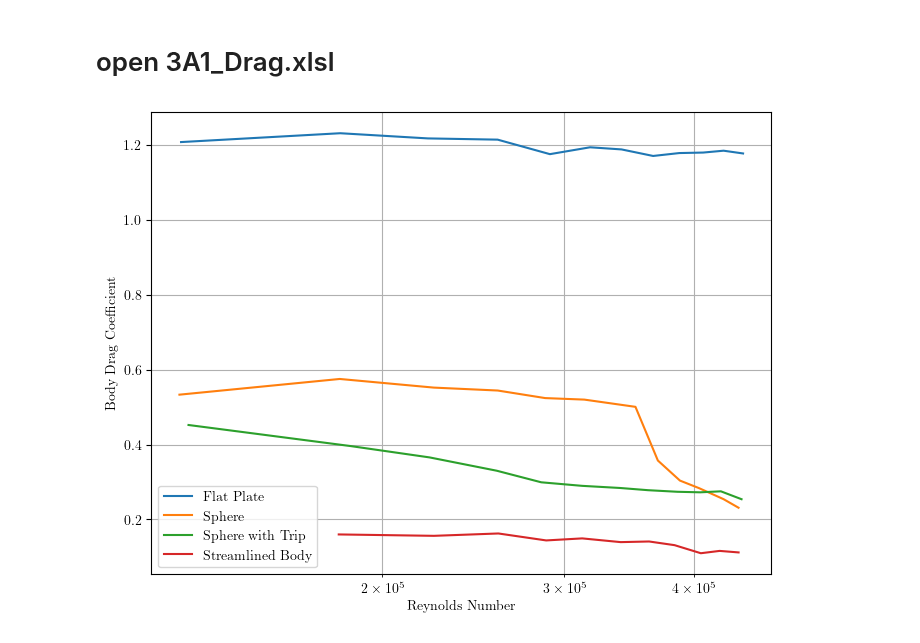
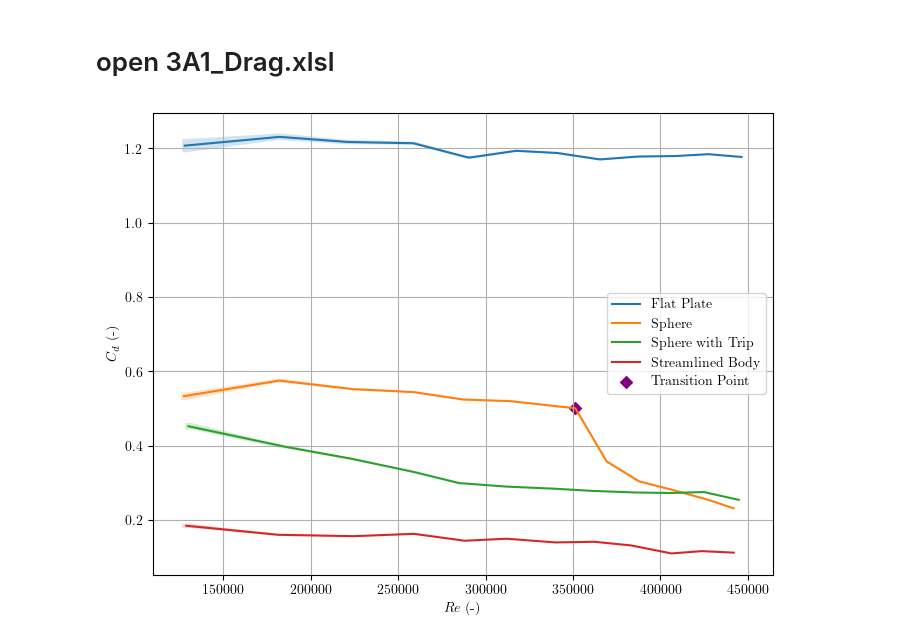
Before and after one commit to lpender3672/MEng-CW, a Jupyter notebook: IIA/3A1/Drag_bluff_and_streamlined/analysis.ipynb, the cells around one changed output. Cells and saved outputs as stored; diff of their text form; code cells hidden in the pictures.

Commit message:
supersonic and drag report progress

```diff
--- a/IIA/3A1/Drag_bluff_and_streamlined/analysis.ipynb
+++ b/IIA/3A1/Drag_bluff_and_streamlined/analysis.ipynb
@@ -19,25 +19,59 @@ N = 12
 flat_plate = df.iloc[0:0+N]
 sphere = df.iloc[15:15+N]
 sphere_trip = df.iloc[30:30+N]
-streamlined = df.iloc[46:46+N]
+streamlined = df.iloc[45:45+N]
 # %%
 def plot_Cd_vs_Re(ax, df, label):
-    ax.plot(df["Reynolds Number"], df["Body Drag Coefficient"], label=label)
-    ax.set_xlabel("Reynolds Number")
-    ax.set_ylabel("Body Drag Coefficient")
+    Re = np.array(df["Reynolds Number"], dtype=float)
+    Cd = np.array(df["Body Drag Coefficient"], dtype=float)
+    dp = np.array(df["Pressure Drop (milibar)"], dtype=float)
+    D = np.array(df["Drag Reading"], dtype=float)
+    T = np.array(df["Temperature C"], dtype=float) + 273.15
 
+    ax.plot(Re, Cd, label=label)
+    # semilog x
+    #ax.semilogx(df["Reynolds Number"], df["Body Drag Coefficient"], label=label)
+
+    u_rho_a = 1 / T + 10 / 1e5
+
+    u_Cd = 0.01 / dp + 0.1z / D
+    u_Re = 0.5 * u_Cd + u_rho_a
+
+    Re_fill = np.repeat(Re, 2)
+    Re_fill[::2] -= u_Re * Re
+    Re_fill[1::2] += u_Re * Re
+    #Re_fill[0] = Re[0]
+    #Re_fill[-1] = Re[-1]
+    Cd_fill_low = np.repeat((1 - u_Cd) * Cd, 2)
+    Cd_fill_hi = np.repeat((1 + u_Cd) * Cd, 2)
+
+    ax.fill_between(Re_fill,
+                    Cd_fill_low,
+                    Cd_fill_hi,
+                    alpha = 0.2)
+
+    ax.set_xlabel("$Re$ (-)")
+    ax.set_ylabel("$C_d$ (-)")
 
 fig, ax = plt.subplots(1, 1, figsize=(8, 6))
 plot_Cd_vs_Re(ax, flat_plate, "Flat Plate")
 plot_Cd_vs_Re(ax, sphere, "Sphere")
 plot_Cd_vs_Re(ax, sphere_trip, "Sphere with Trip")
 plot_Cd_vs_Re(ax, streamlined, "Streamlined Body")
 
+TT_pos = 6
+
+TT_Re = np.array(sphere["Reynolds Number"], dtype=float)[TT_pos]
+TT_Cd = np.array(sphere["Body Drag Coefficient"], dtype=float)[TT_pos]
+
+ax.scatter(TT_Re, TT_Cd, label="Transition Point", color="purple", marker="D")
+
 # set reynolds number to be log scale
-ax.set_xscale("log")
-ax.grid( which='both', axis='both')
+#ax.set_xscale("log")
+ax.grid(which='both')
 
 ax.legend()
+plt.savefig("Re_vs_Cd.png", dpi=300)
 plt.show()
 # %% [output]
-[figure, old version]
+[figure, new version]
```
Also changed, not shown: parts of 1 cell of this notebook, 9 other files.
